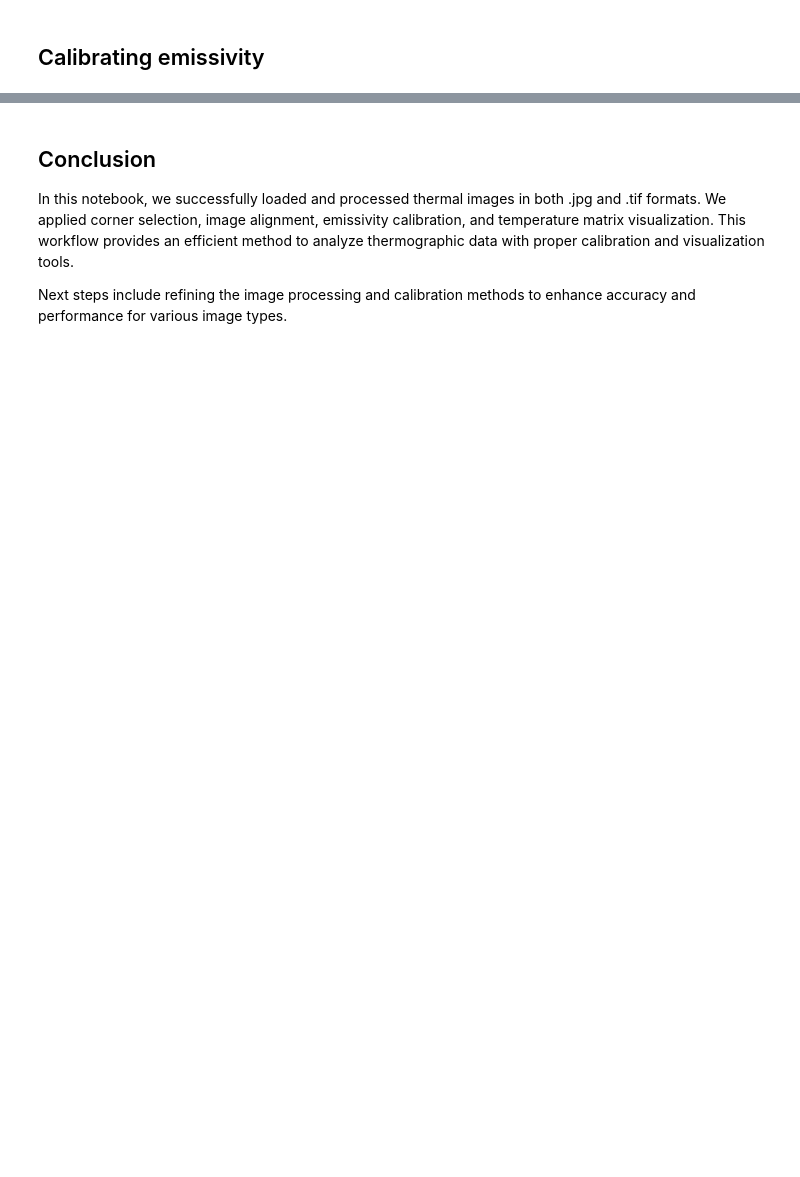
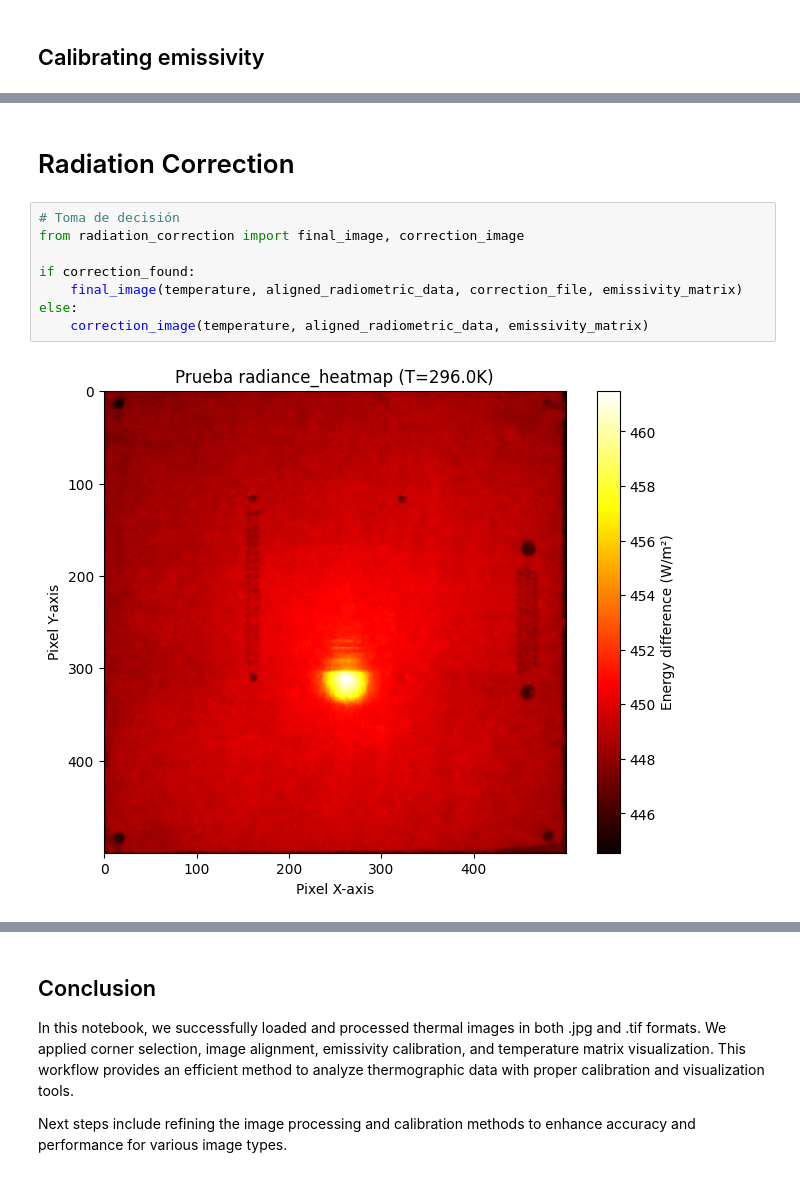
Before and after one commit to IsabelRomeroPrats/TFG-Isa, a Jupyter notebook: main_notebook.ipynb, the cells around one changed output, grey strips where cells are left out. Cells and saved outputs as stored; diff of their text form; blank space fills up the shorter version.

```diff
--- a/main_notebook.ipynb
+++ b/main_notebook.ipynb
@@ -179,0 +145,12 @@ Discretized matrix dimensions for .tif: (15, 20)
+# %% [markdown]
+# Radiation Correction
+# %%
+# Toma de decisión
+from radiation_correction import final_image, correction_image
+
+if correction_found:
+    final_image(temperature, aligned_radiometric_data, correction_file, emissivity_matrix)
+else:
+    correction_image(temperature, aligned_radiometric_data, emissivity_matrix)
+# %% [output]
+[figure, added]
```
Also changed, not shown: parts of 12 cells of this notebook, 40 other files.
